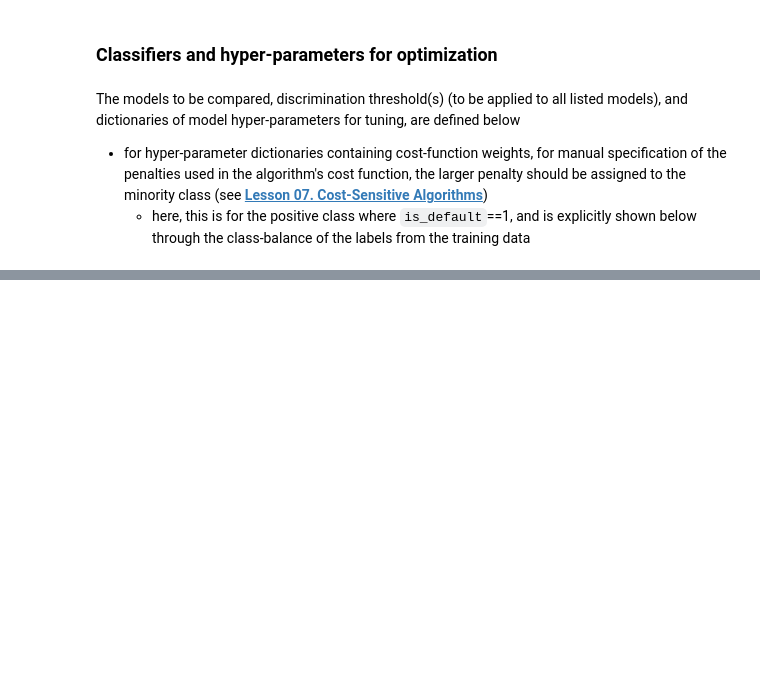
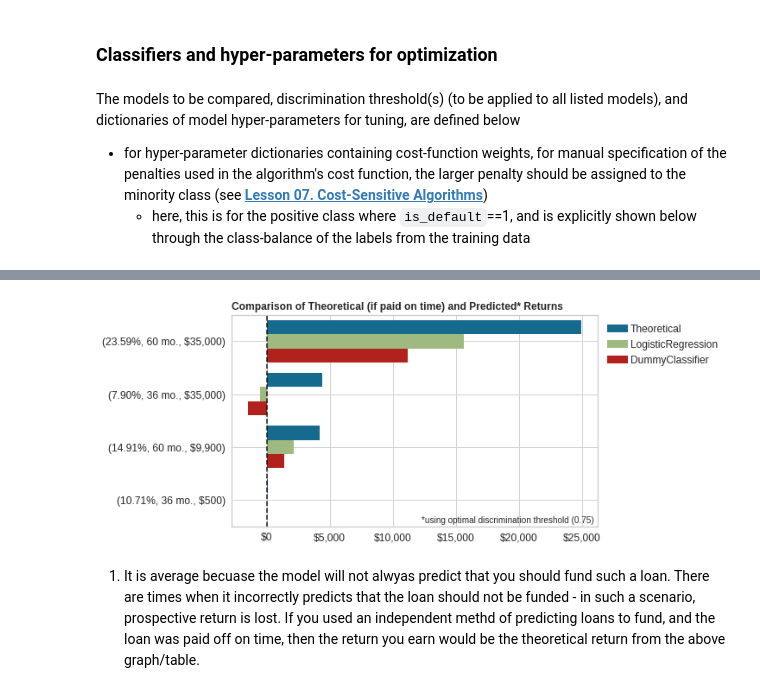
Before and after one commit to edesz/predict-loan-defaults, a Jupyter notebook: 5_experiments_in_classification_v2.ipynb, the cells around one changed output, grey strips where cells are left out. Drawn from its saved outputs; the diff is of its cells as text; code cells hidden in the pictures; blank space fills up the shorter version.

```diff
--- a/5_experiments_in_classification_v2.ipynb
+++ b/5_experiments_in_classification_v2.ipynb
@@ -498,0 +657,6 @@ display(df_gs[cols_to_show])
+# %%
+%%time
+best_t = 0.75
+df_returns_best_t, _ = plot_cost_function_based_threshold_tuning_plots(best_pipe, best_dummy_pipe, X_val, y_val, confs, [best_t])
+df_returns_best_t = threshold_tuning_reshaping(df_returns_best_t)
+display(df_returns_best_t)
@@ -498,0 +679,14 @@ display(df_gs[cols_to_show])
+# %%
+plot_returns(
+    df_returns_best_t.sort_values(by=["clf", "return"], ascending=[False, False]),
+    ptitle="Comparison of Theoretical (if paid on time) and Predicted* Returns",
+    annotation_text=f"*using optimal discrimination threshold ({best_t})",
+    axis_tick_fontsize=12,
+    annotation_text_fontsize=10,
+    annotation_loc=(0.99, 0.01),
+    fig_size=(8, 4),
+)
+# %% [output]
+[figure, added]
+# %% [markdown]
+1. It is average becuase the model will not alwyas predict that you should fund such a loan. There are times when it incorrectly predicts that the loan should not be funded - in such a scenario, prospective return is lost. If you used an independent methd of predicting loans to fund, and the loan was paid off on time, then the return you earn would be the theoretical return from the above graph/table.
```
Also changed, not shown: parts of 46 cells of this notebook, 11 other files.
